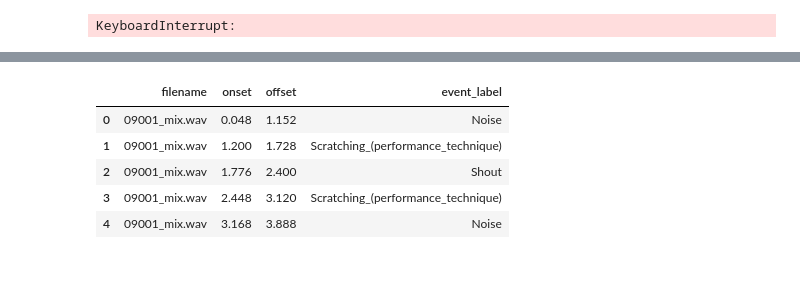
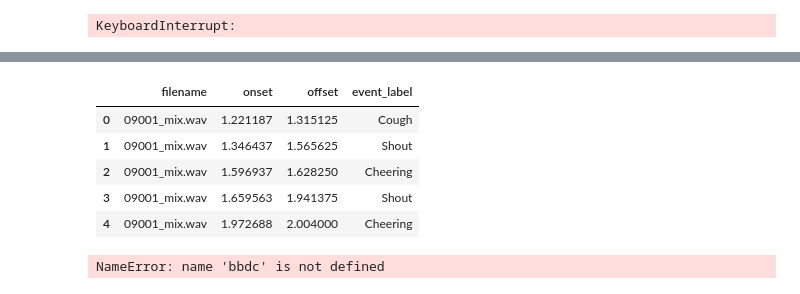
Before and after one commit to ajochim/bbdc2021, a Jupyter notebook: exploration/exploration_jannes.ipynb, the cells around one changed output, grey strips where cells are left out. Cells and saved outputs as stored; diff of their text form; code cells hidden in the pictures.

```diff
--- a/exploration/exploration_jannes.ipynb
+++ b/exploration/exploration_jannes.ipynb
@@ -106,0 +37,4 @@ ________________________________________________________________________________
+# %%
+channels = [32, 64, 90, 130, 180]
+model = unet.u_net(inputShape, channels)
+model.summary()
@@ -107,6 +59,5 @@ ________________________________________________________________________________
 # %%
 #Mit crossentropy
-model = keras.models.Model(inputs=input_layer, outputs=x)
 model.compile(optimizer='adam', loss='categorical_crossentropy', metrics=['mae'])
 history = model.fit(np.array(X_train_cropped),np.array(Y_train_cropped), batch_size=15, epochs=15, validation_data=(np.array(X_validation_cropped), np.array(Y_validation_cropped)))
 # %% [output]
@@ -119,8 +70,7 @@ Epoch 3/15
 KeyboardInterrupt:
 # %%
 #Mit Dice
-model = keras.models.Model(inputs=input_layer, outputs=x)
 model.compile(optimizer='adam', loss=bbdc.dice_loss, metrics=['mae'])
-history = model.fit(np.array(X_train_cropped),np.array(Y_train_cropped), batch_size=15, epochs=3, validation_data=(np.array(X_validation_cropped), np.array(Y_validation_cropped)))
+history = model.fit(np.array(X_train),np.array(Y_train), batch_size=15, epochs=5, validation_data=(np.array(X_validation), np.array(Y_validation)))
 # %% [output]
 Train on 8000 samples, validate on 1000 samples
@@ -133,5 +87,0 @@ Epoch 3/3
-# %%
-#Mit binary_crossentropy
-model = keras.models.Model(inputs=input_layer, outputs=x)
-model.compile(optimizer='adam', loss='binary_crossentropy', metrics=['mae'])
-history = model.fit(np.array(X_train),np.array(Y_train), batch_size=15, epochs=15, validation_data=(np.array(X_validation), np.array(Y_validation)))
@@ -138,11 +109,15 @@ history = model.fit(np.array(X_train),np.array(Y_train), batch_size=15, epochs=1
 # %%
-prediction = model.predict(np.array(X_test_cropped))
+prediction = model.predict(np.array(X_test))
 df = bbdc.getPredictionAsSequenceDF(prediction, timepoints, testDataframe)
 df.head()
 # %% [output]
 |  | filename | onset | offset | event_label |
-| 0 | 09001_mix.wav | 0.048 | 1.152 | Noise |
-| 1 | 09001_mix.wav | 1.200 | 1.728 | Scratching_(performance_technique) |
-| 2 | 09001_mix.wav | 1.776 | 2.400 | Shout |
-| 3 | 09001_mix.wav | 2.448 | 3.120 | Scratching_(performance_technique) |
-| 4 | 09001_mix.wav | 3.168 | 3.888 | Noise |
+| 0 | 09001_mix.wav | 1.221187 | 1.315125 | Cough |
+| 1 | 09001_mix.wav | 1.346437 | 1.565625 | Shout |
+| 2 | 09001_mix.wav | 1.596937 | 1.628250 | Cheering |
+| 3 | 09001_mix.wav | 1.659563 | 1.941375 | Shout |
+| 4 | 09001_mix.wav | 1.972688 | 2.004000 | Cheering |
+# %%
+bbdc.plotPredictionAndGT(testDataframe, df, 9004, 100)
+# %% [output]
+NameError: name 'bbdc' is not defined
```
Also changed, not shown: parts of 8 cells of this notebook, 3 other files.
